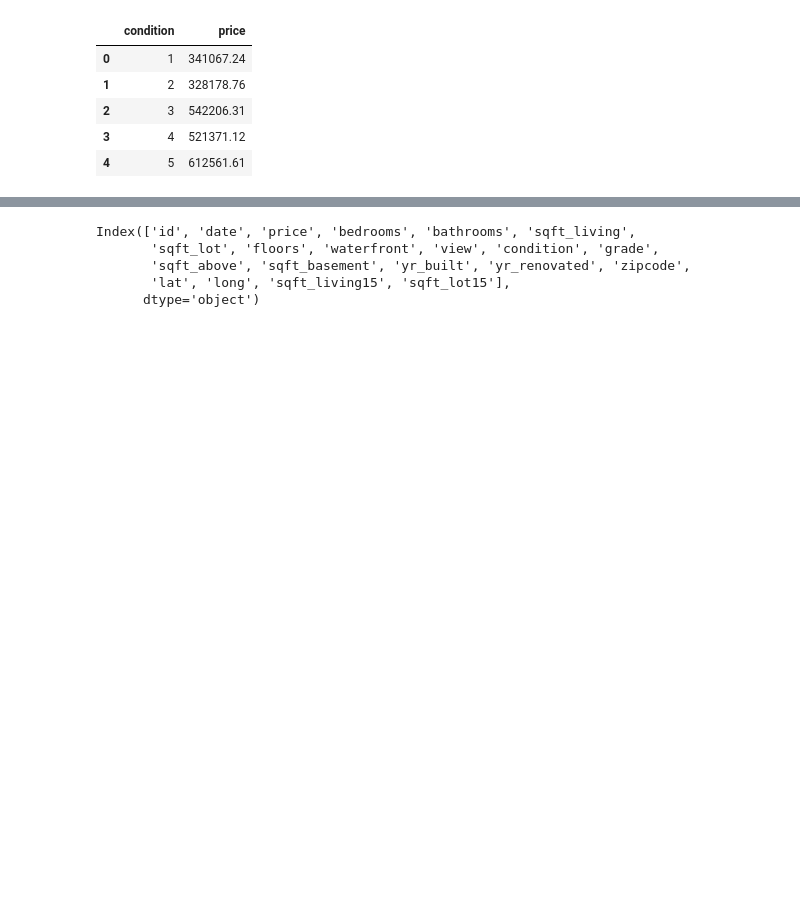
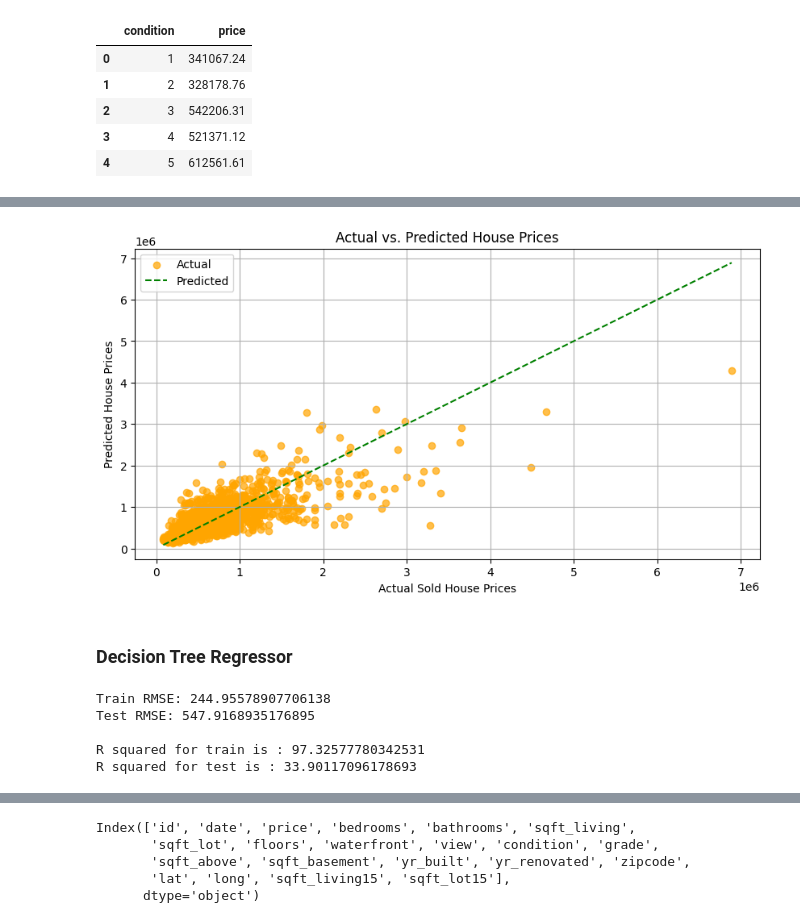
Before and after one commit to s566319/housing_price_proj, a Jupyter notebook: IngaMiller_HousingPrices.ipynb, the cells around one changed output, grey strips where cells are left out. Saved outputs shown, nothing was run; the diff lists cells and outputs as text; code cells hidden in the pictures; blank space fills up the shorter version.

```diff
--- a/IngaMiller_HousingPrices.ipynb
+++ b/IngaMiller_HousingPrices.ipynb
@@ -312,0 +365,35 @@ px.bar(condition_price, x='condition', y='price',title='Average Price for Condit
+# %%
+import matplotlib.pyplot as plt
+
+plt.figure(figsize=(10, 5))
+plt.scatter(y_test, y_test_pred, alpha=0.7, color='orange', label='Actual')
+plt.plot([y_test.min(), y_test.max()], [y_test.min(), y_test.max()], color='green', linestyle='--', label='Predicted')
+
+plt.xlabel("Actual Sold House Prices")
+plt.ylabel("Predicted House Prices")
+plt.title("Actual vs. Predicted House Prices")
+plt.legend()
+plt.grid(True)
+plt.show()
+# %% [output]
+[figure, added]
+# %% [markdown]
+### Decision Tree Regressor
+# %%
+from sklearn.tree import DecisionTreeRegressor
+dt = DecisionTreeRegressor(random_state=42)
+dt.fit(x_train, y_train)
+y_train_pred = dt.predict(x_train)
+y_test_pred = dt.predict(x_test)
+train_rmse_dt = np.sqrt(root_mean_squared_error(y_train, y_train_pred))
+test_rmse_dt = np.sqrt(root_mean_squared_error(y_test, y_test_pred))
+print(f"Train RMSE: {train_rmse_dt}")
+print(f"Test RMSE: {test_rmse_dt}\n")
+print("R squared for train is :",dt.score(x_train,y_train)*100)
+print("R squared for test is :", dt.score(x_test,y_test)*100)
+# %% [output]
+Train RMSE: 244.95578907706138
+Test RMSE: 547.9168935176895
+
+R squared for train is : 97.32577780342531
+R squared for test is : 33.90117096178693
```
Also changed, not shown: parts of 26 cells of this notebook.
